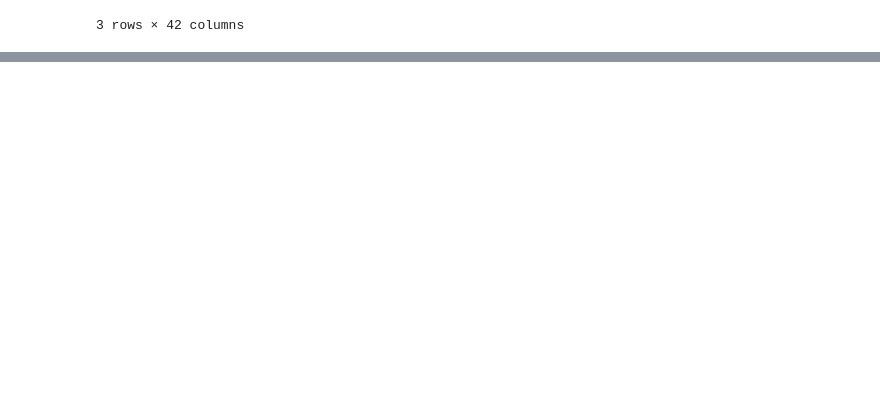
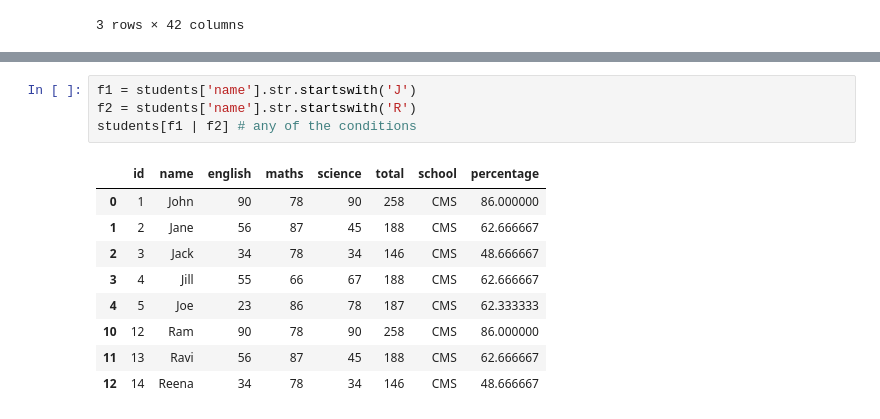
Before and after one commit to digipodium/DP-NOV-PYDS-1030-WSS, a Jupyter notebook: analysis/pandas.ipynb, the cells around one changed output, grey strips where cells are left out. Cells and saved outputs as stored; diff of their text form; blank space fills up the shorter version.

```diff
--- a/analysis/pandas.ipynb
+++ b/analysis/pandas.ipynb
@@ -374,0 +605,14 @@ canada.iloc[[0,2,3]]
+# %%
+f1 = students['name'].str.startswith('J')
+f2 = students['name'].str.startswith('R')
+students[f1 | f2] # any of the conditions
+# %% [output]
+|  | id | name | english | maths | science | total | school | percentage |
+| 0 | 1 | John | 90 | 78 | 90 | 258 | CMS | 86.000000 |
+| 1 | 2 | Jane | 56 | 87 | 45 | 188 | CMS | 62.666667 |
+| 2 | 3 | Jack | 34 | 78 | 34 | 146 | CMS | 48.666667 |
+| 3 | 4 | Jill | 55 | 66 | 67 | 188 | CMS | 62.666667 |
+| 4 | 5 | Joe | 23 | 86 | 78 | 187 | CMS | 62.333333 |
+| 10 | 12 | Ram | 90 | 78 | 90 | 258 | CMS | 86.000000 |
+| 11 | 13 | Ravi | 56 | 87 | 45 | 188 | CMS | 62.666667 |
+| 12 | 14 | Reena | 34 | 78 | 34 | 146 | CMS | 48.666667 |
```
Also changed, not shown: parts of 21 cells of this notebook, 1 other file.
